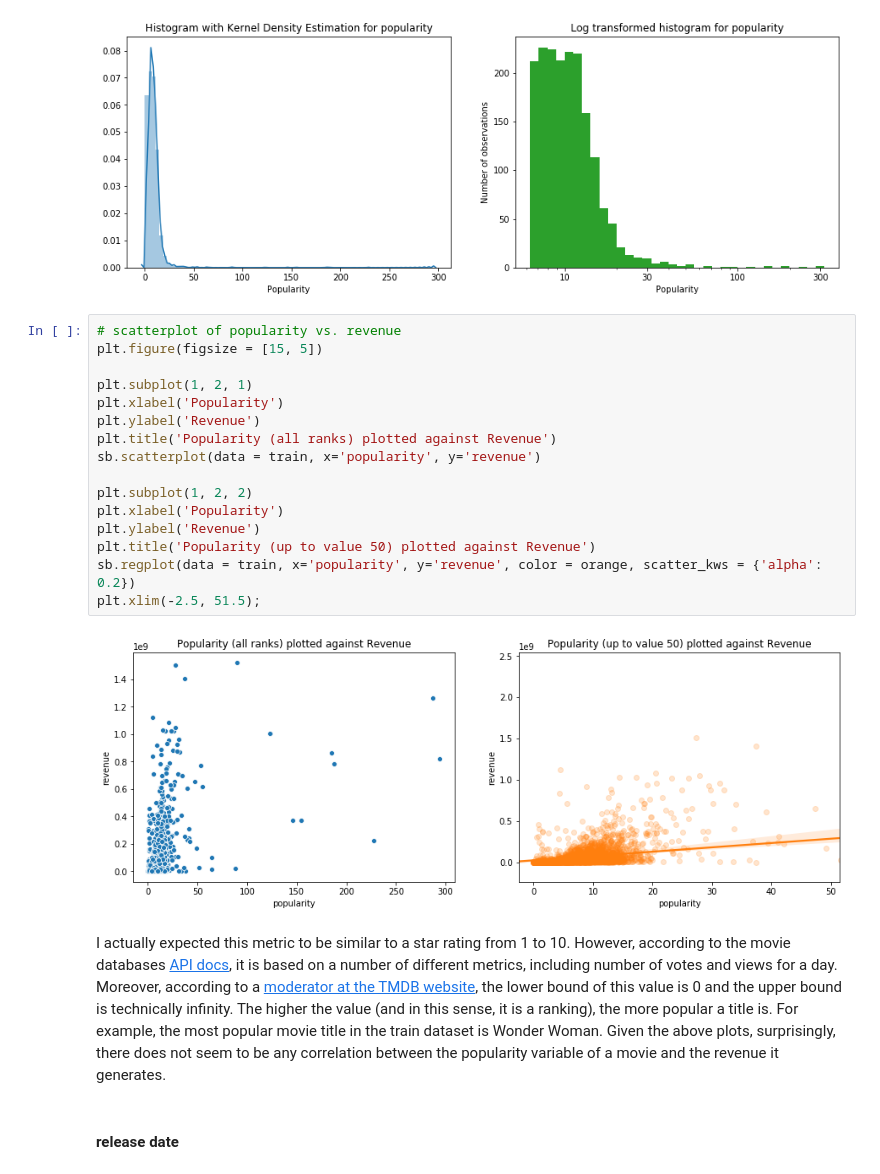
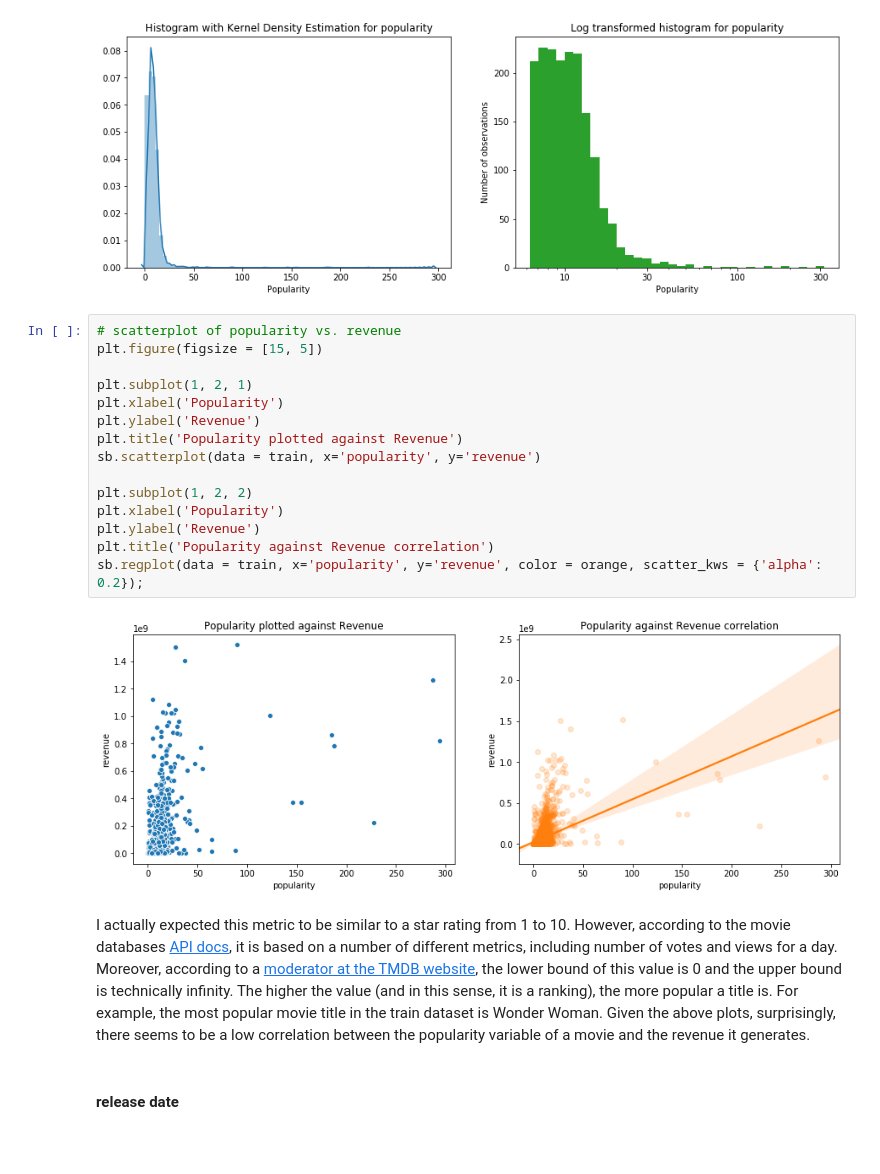
Before and after one commit to julianikulski/tmdb, a Jupyter notebook: tmdb.ipynb, the cells around one changed output. Cells and saved outputs as stored; diff of their text form; blank space fills up the shorter version.

```diff
--- a/tmdb.ipynb
+++ b/tmdb.ipynb
@@ -680,23 +682,22 @@ plt.xticks(tick_locs, tick_locs,);
 # %%
 # scatterplot of popularity vs. revenue
 plt.figure(figsize = [15, 5])
 
 plt.subplot(1, 2, 1)
 plt.xlabel('Popularity')
 plt.ylabel('Revenue')
-plt.title('Popularity (all ranks) plotted against Revenue')
+plt.title('Popularity plotted against Revenue')
 sb.scatterplot(data = train, x='popularity', y='revenue')
 
 plt.subplot(1, 2, 2)
 plt.xlabel('Popularity')
 plt.ylabel('Revenue')
-plt.title('Popularity (up to value 50) plotted against Revenue')
-sb.regplot(data = train, x='popularity', y='revenue', color = orange, scatter_kws = {'alpha': 0.2})
-plt.xlim(-2.5, 51.5);
+plt.title('Popularity against Revenue correlation')
+sb.regplot(data = train, x='popularity', y='revenue', color = orange, scatter_kws = {'alpha': 0.2});
 # %% [output]
-[figure, old version]
+[figure, new version]
 # %% [markdown]
-I actually expected this metric to be similar to a star rating from 1 to 10. However, according to the movie databases [API docs](https://developers.themoviedb.org/3/getting-started/popularity), it is based on a number of different metrics, including number of votes and views for a day. Moreover, according to a [moderator at the TMDB website](https://www.themoviedb.org/talk/5141d424760ee34da71431b0), the lower bound of this value is 0 and the upper bound is technically infinity. The higher the value (and in this sense, it is a ranking), the more popular a title is. For example, the most popular movie title in the train dataset is Wonder Woman. Given the above plots, surprisingly, there does not seem to be any correlation between the popularity variable of a movie and the revenue it generates.
+I actually expected this metric to be similar to a star rating from 1 to 10. However, according to the movie databases [API docs](https://developers.themoviedb.org/3/getting-started/popularity), it is based on a number of different metrics, including number of votes and views for a day. Moreover, according to a [moderator at the TMDB website](https://www.themoviedb.org/talk/5141d424760ee34da71431b0), the lower bound of this value is 0 and the upper bound is technically infinity. The higher the value (and in this sense, it is a ranking), the more popular a title is. For example, the most popular movie title in the train dataset is Wonder Woman. Given the above plots, surprisingly, there seems to be a low correlation between the popularity variable of a movie and the revenue it generates.
 # %% [markdown]
 #### release date
 # %%
```
Also changed, not shown: parts of 23 cells of this notebook.
